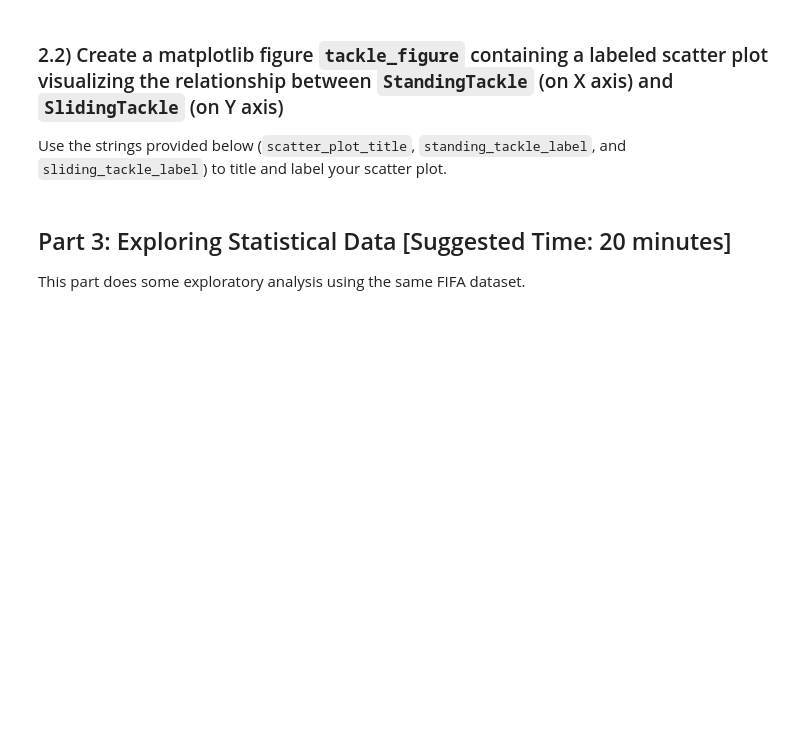
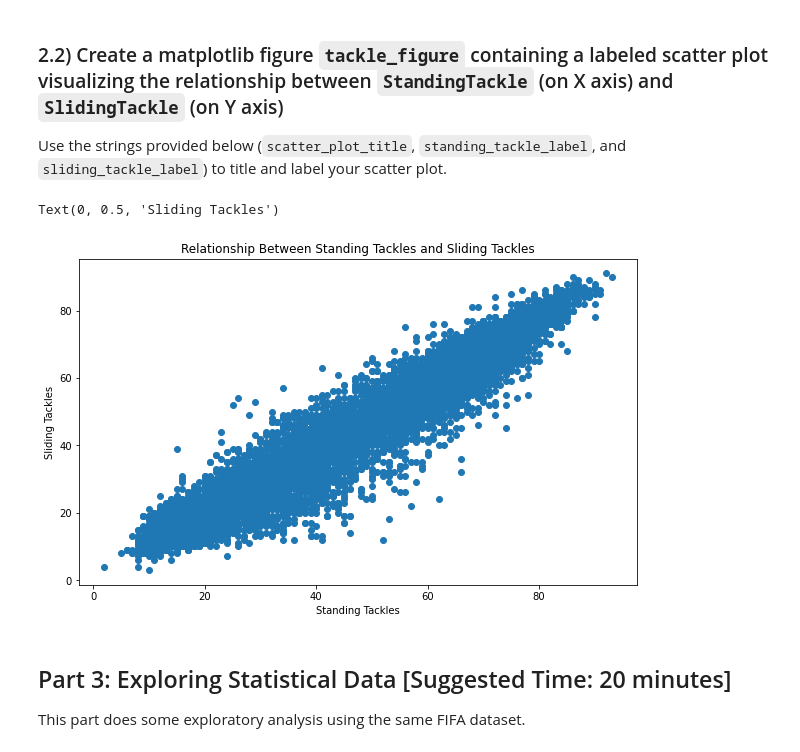
Before and after one commit to flatiron-school/ntl01-dtsc-live-103122, a Jupyter notebook: 1Phase/CodeChallenge/index.ipynb, the cells around one changed output. Cells and saved outputs as stored; diff of their text form; code cells hidden in the pictures; blank space fills up the shorter version.

```diff
--- a/1Phase/CodeChallenge/index.ipynb
+++ b/1Phase/CodeChallenge/index.ipynb
@@ -117,13 +196,23 @@ Use the strings provided below (`scatter_plot_title`, `standing_tackle_label`, a
 # %%
 # CodeGrade step2.2
 
 scatter_plot_title = 'Relationship Between Standing Tackles and Sliding Tackles'
 standing_tackle_label = 'Standing Tackles'
 sliding_tackle_label = 'Sliding Tackles'
 
 tackle_figure, ax = plt.subplots(figsize=(10, 6))
+ax.scatter(
+    x=df['StandingTackle'],
+    y=df['SlidingTackle']
+)
 
+ax.set_title(scatter_plot_title)
+ax.set_xlabel(standing_tackle_label)
+ax.set_ylabel(sliding_tackle_label)
 # Your code here
+# %% [output]
+Text(0, 0.5, 'Sliding Tackles')
+[figure, added]
 # %% [markdown]
 ## Part 3: Exploring Statistical Data [Suggested Time: 20 minutes]
 This part does some exploratory analysis using the same FIFA dataset.
```
Also changed, not shown: parts of 27 cells of this notebook, 5 other files.
